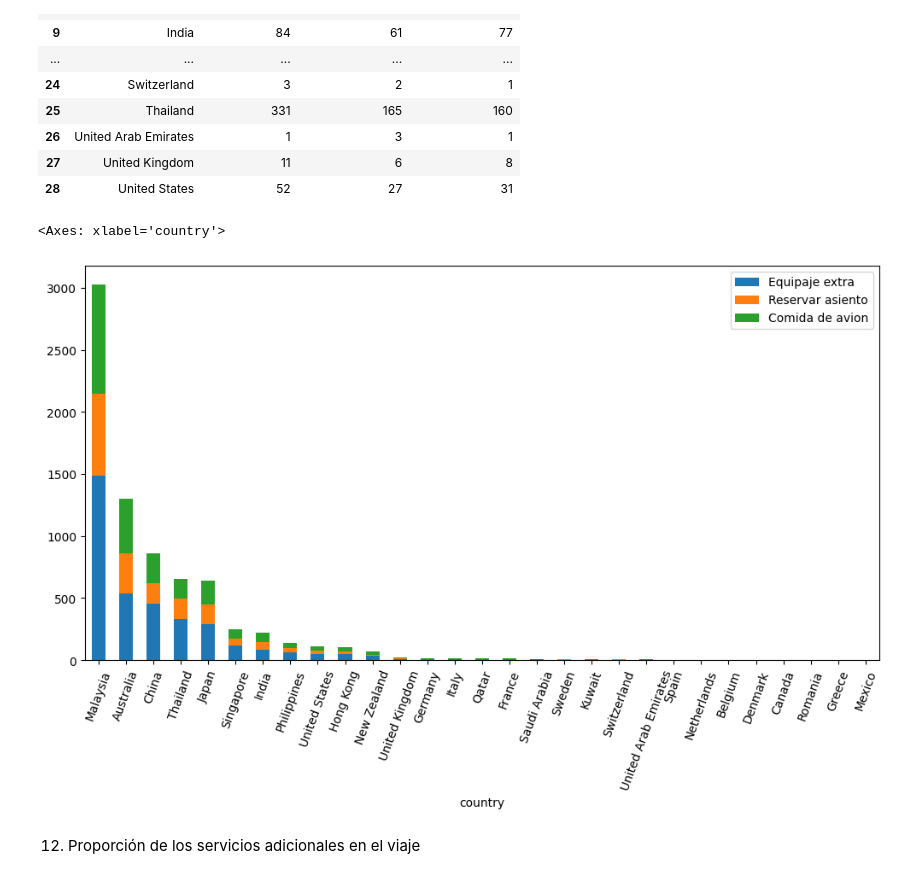
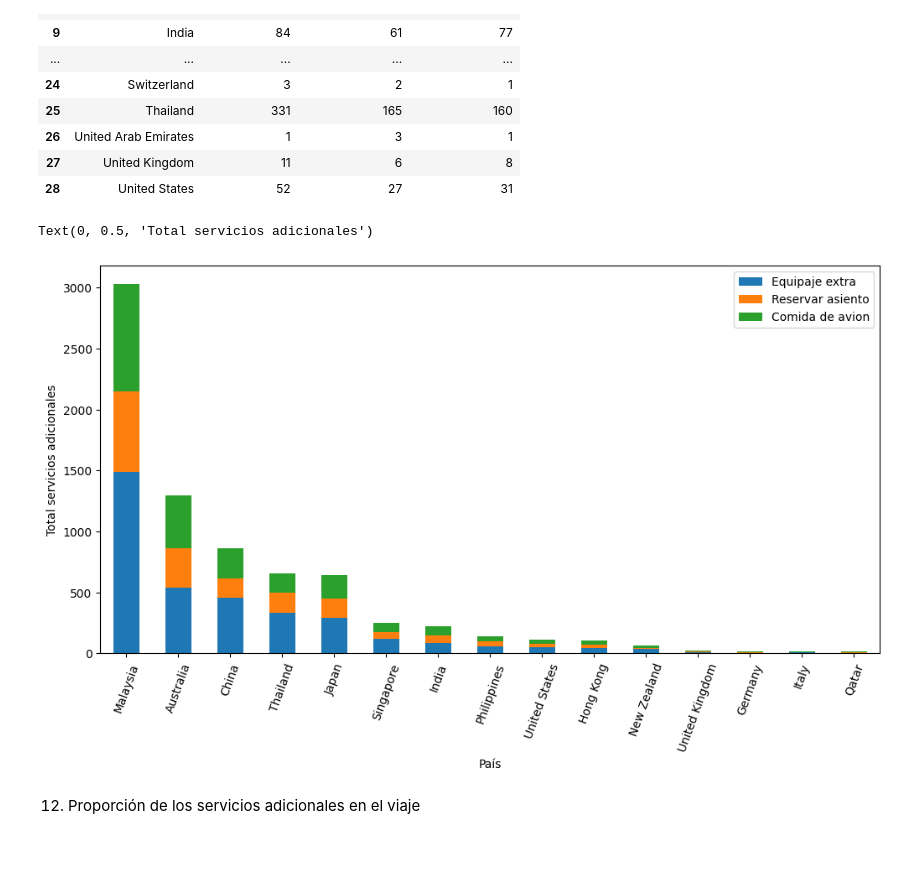
Before and after one commit to agalarza768/TP1-Orga_de_datos, a Jupyter notebook: TP_Orga.ipynb, the cells around one changed output. Cells and saved outputs as stored; diff of their text form; code cells hidden in the pictures; blank space fills up the shorter version.

```diff
--- a/TP_Orga.ipynb
+++ b/TP_Orga.ipynb
@@ -601,10 +653,12 @@ df_servicios
 df_servicios['total']=df_servicios.loc[:,['Equipaje extra','Reservar asiento','Comida de avion']].sum(axis=1)
 df_servicios.sort_values(by='total', ascending=False, inplace=True)
 # %%
-df_servicios.iloc[:, :-1].plot.bar(x='country', stacked=True, rot=70, figsize=(12,6))
+df_servicios.iloc[:15, :-1].plot.bar(x='country', stacked=True, rot=70, figsize=(12,6))
+plt.gca().set_xlabel("País")
+plt.gca().set_ylabel("Total servicios adicionales")
 # %% [output]
-<Axes: xlabel='country'>
+Text(0, 0.5, 'Total servicios adicionales')
-[figure, old version]
+[figure, new version]
 # %% [markdown]
 12) Proporción de los servicios adicionales en el viaje
 # %%
```
Also changed, not shown: parts of 43 cells of this notebook.
